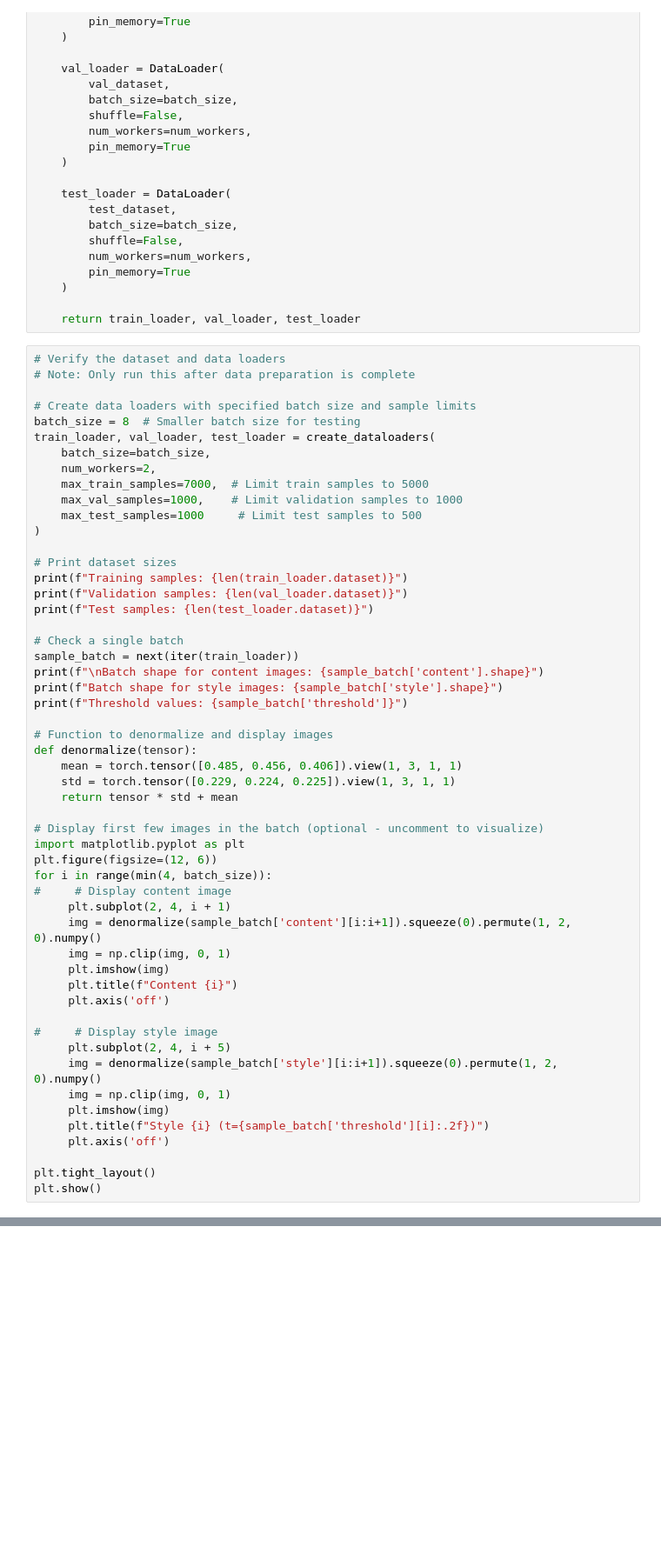
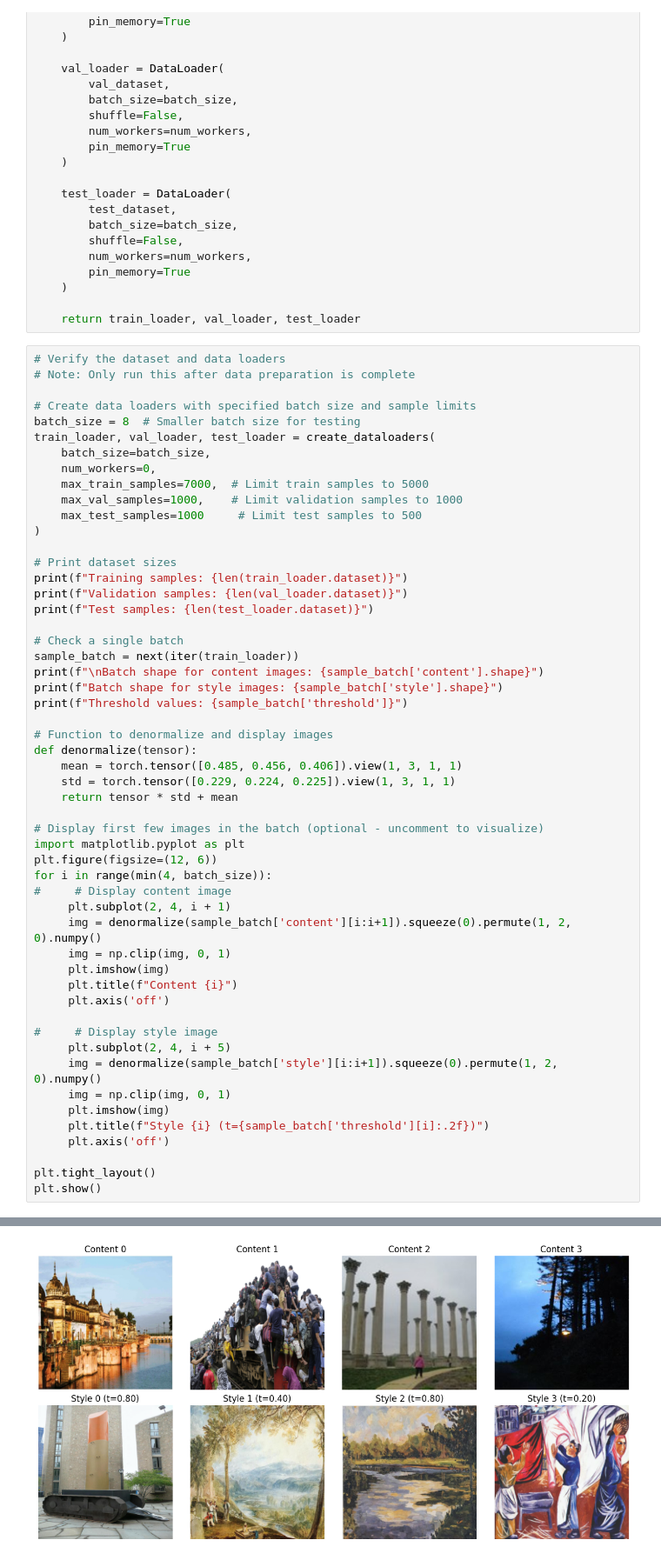
Before and after one commit to Y-awad/Image_style_CNN, a Jupyter notebook: model.ipynb, the cells around one changed output, grey strips where cells are left out. Shown at 87% size. Saved outputs shown, nothing was run; the diff lists cells and outputs as text; blank space fills up the shorter version.

```diff
--- a/model.ipynb
+++ b/model.ipynb
@@ -348,7 +348,7 @@ def create_dataloaders(batch_size=16, num_workers=4, img_size=256, threshold_val
 batch_size = 8  # Smaller batch size for testing
 train_loader, val_loader, test_loader = create_dataloaders(
     batch_size=batch_size,
-    num_workers=2,
+    num_workers=0,
     max_train_samples=7000,  # Limit train samples to 5000
     max_val_samples=1000,    # Limit validation samples to 1000
     max_test_samples=1000     # Limit test samples to 500
@@ -404,0 +407 @@ Error:
+[figure, added]
```
Also changed, not shown: parts of 4 cells of this notebook.
